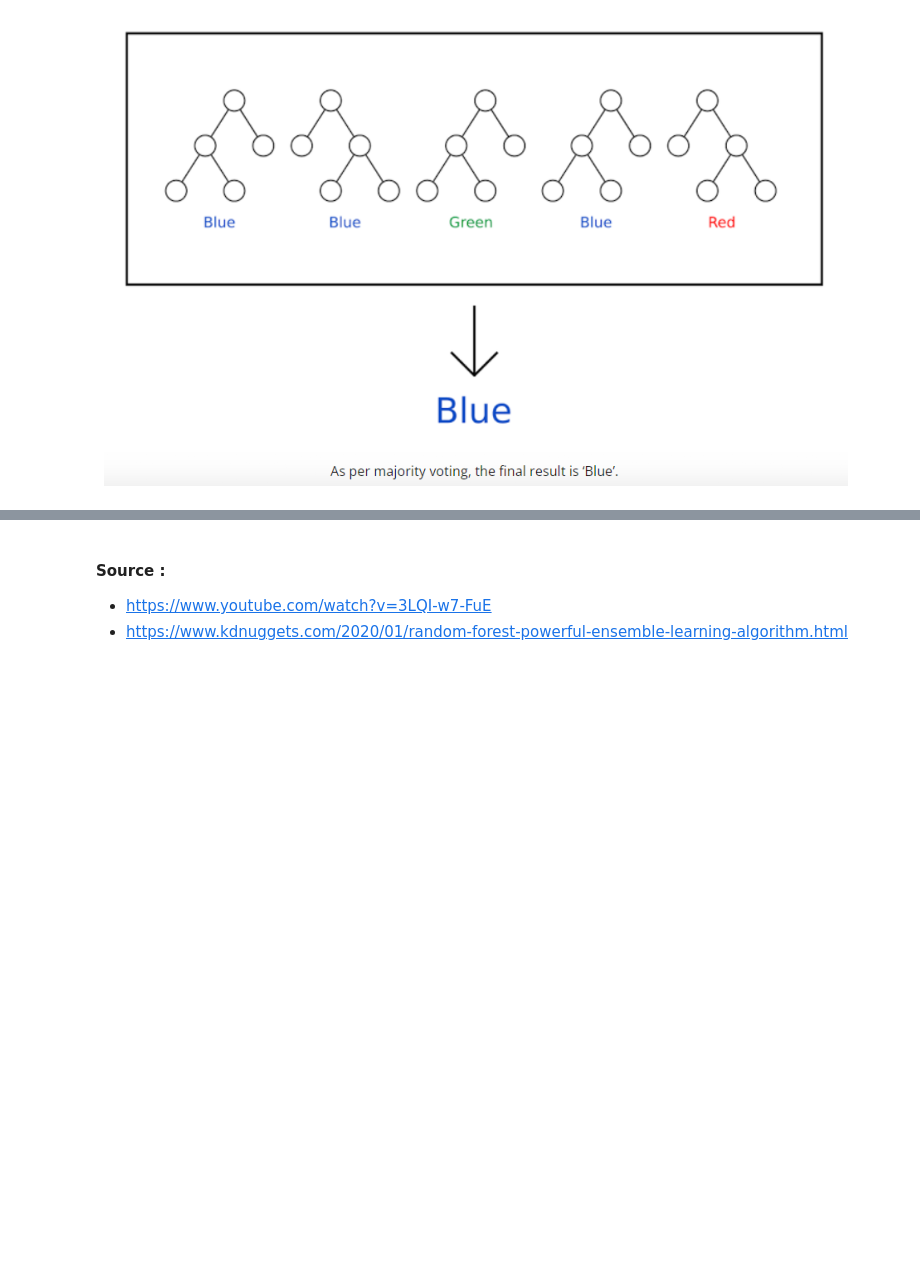
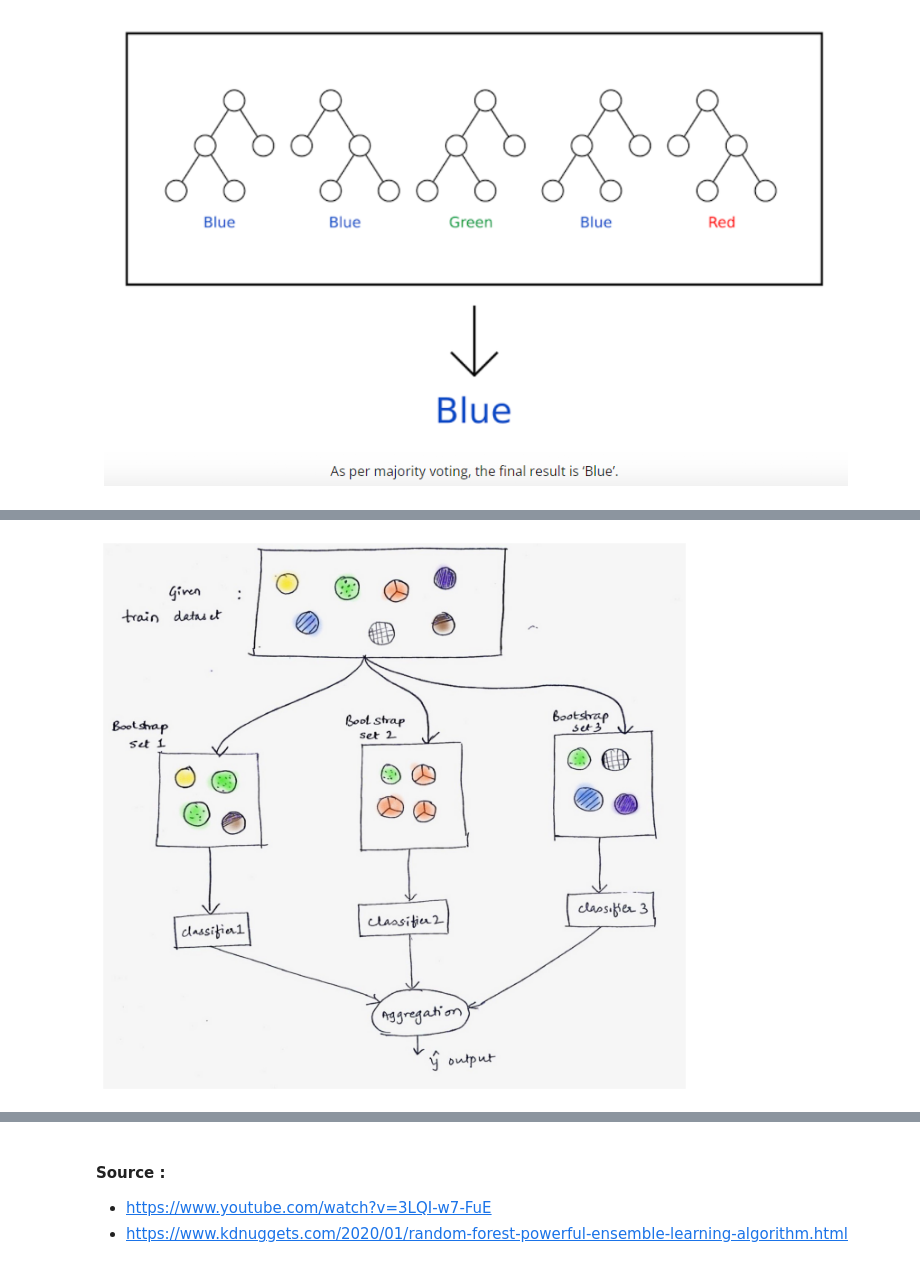
Before and after one commit to Precioux/Machine-Learning-Course, a Jupyter notebook: Algorithms tutorial/Supervised Learning/Classification/Random Forest/Random Forest.ipynb, the cells around one changed output, grey strips where cells are left out. Drawn from its saved outputs; the diff is of its cells as text; code cells hidden in the pictures; blank space fills up the shorter version.

```diff
--- a/Algorithms tutorial/Supervised Learning/Classification/Random Forest/Random Forest.ipynb
+++ b/Algorithms tutorial/Supervised Learning/Classification/Random Forest/Random Forest.ipynb
@@ -81,2 +84,10 @@ Note that with bagging we are not subsetting the training data into smaller chun
 
 For example — If our training data is [1,2,3,4,5,6], then we might give one of our trees the list [1,2,2,3,6,6] and we can give another tree a list [2,3,4,4,5,6]. Notice that the lists are of length 6 and some elements are repeated in the randomly selected training data we can give to our tree(because we sample with replacement).
+# %%
+plt.figure(figsize=(12, 10), dpi=80)
+image = img.imread('3.jpeg')
+plt.axis('off')
+plt.imshow(image)
+plt.show()
+# %% [output]
+[figure, added]
```
Also changed, not shown: parts of 5 cells of this notebook, 4 other files.
